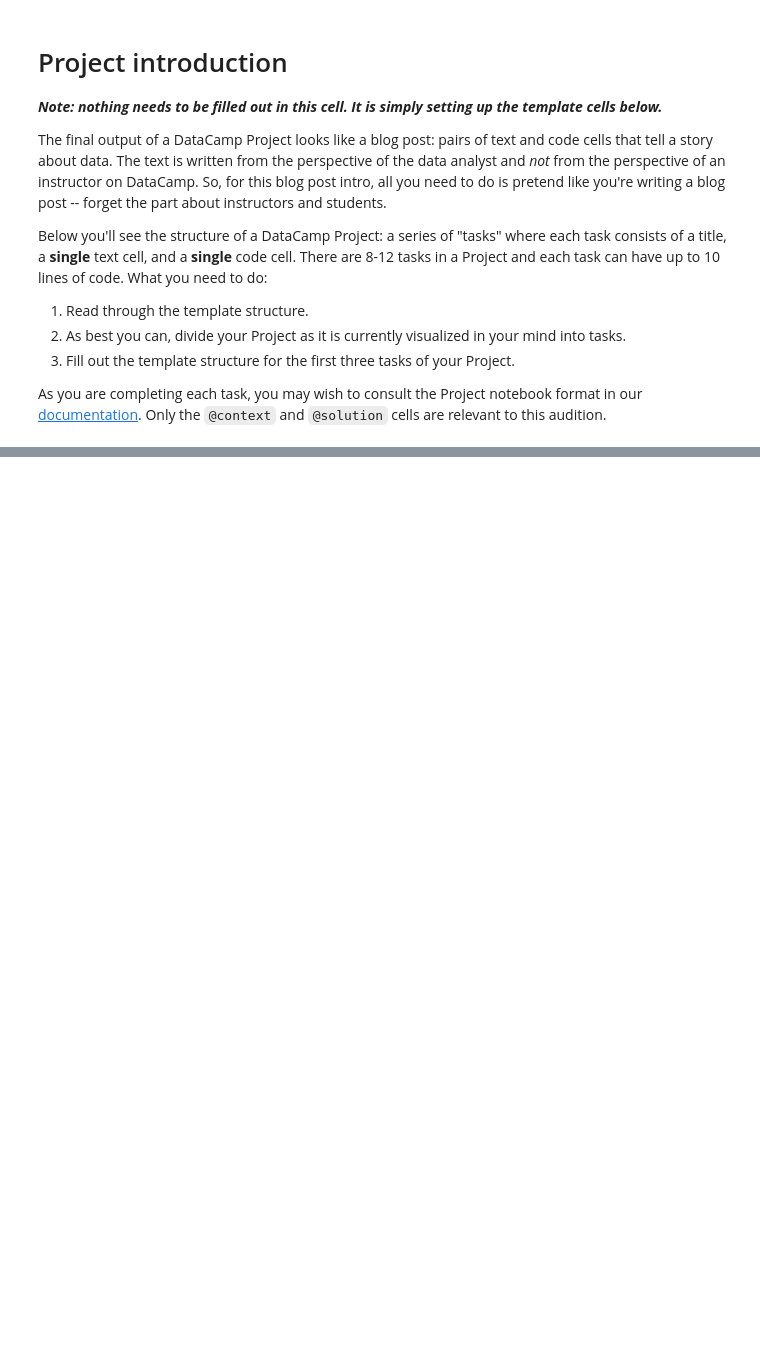
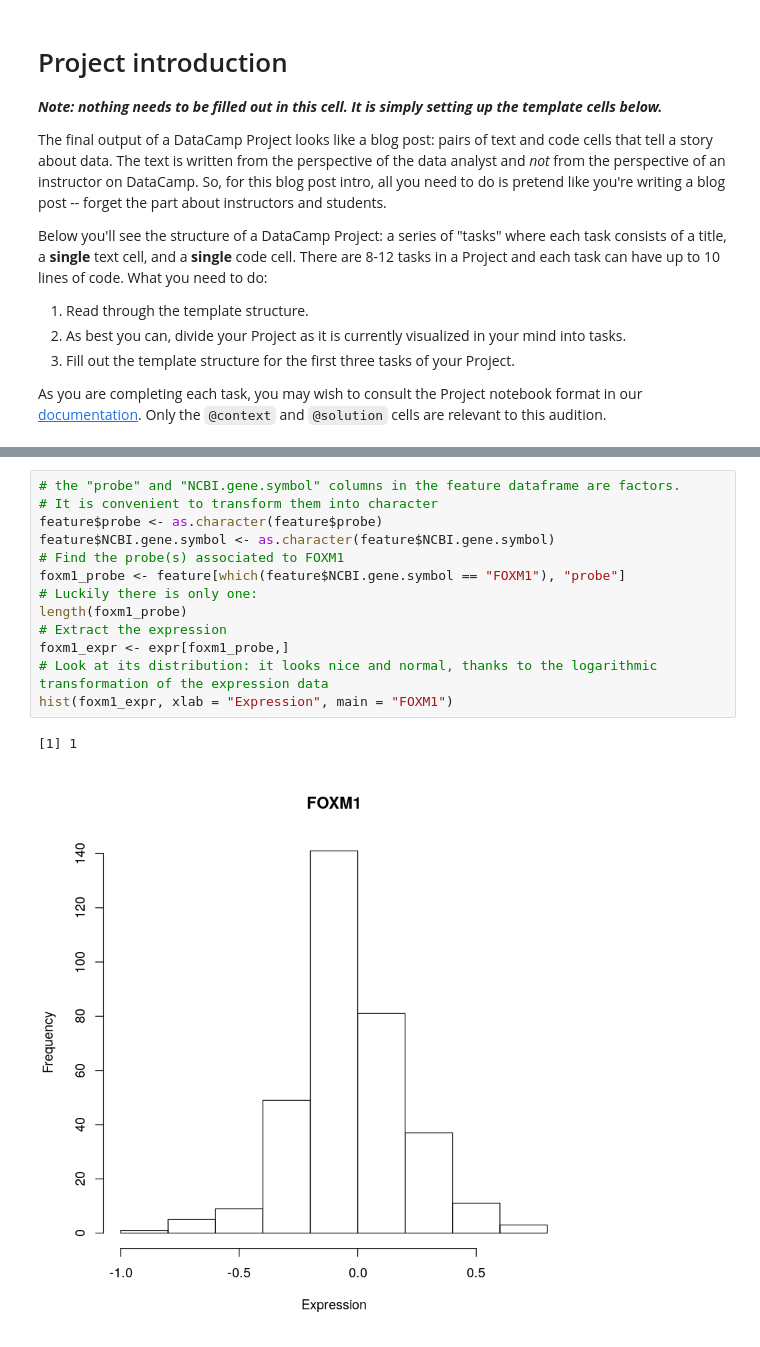
Before and after one commit to pprovero/projects-instructor-application-r, a Jupyter notebook: audition.ipynb, the cells around one changed output, grey strips where cells are left out. Saved outputs shown, nothing was run; the diff lists cells and outputs as text; blank space fills up the shorter version.

```diff
--- a/audition.ipynb
+++ b/audition.ipynb
@@ -76,0 +123,16 @@ Please include a rough draft of the code for the rest of your proposed Project b
+# %%
+# the "probe" and "NCBI.gene.symbol" columns in the feature dataframe are factors.
+# It is convenient to transform them into character
+feature$probe <- as.character(feature$probe)
+feature$NCBI.gene.symbol <- as.character(feature$NCBI.gene.symbol)
+# Find the probe(s) associated to FOXM1
+foxm1_probe <- feature[which(feature$NCBI.gene.symbol == "FOXM1"), "probe"]
+# Luckily there is only one:
+length(foxm1_probe)
+# Extract the expression
+foxm1_expr <- expr[foxm1_probe,]
+# Look at its distribution: it looks nice and normal, thanks to the logarithmic transformation of the expression data
+hist(foxm1_expr, xlab = "Expression", main = "FOXM1")
+# %% [output]
+[1] 1
+[figure, added]
```
Also changed, not shown: parts of 33 cells of this notebook.
